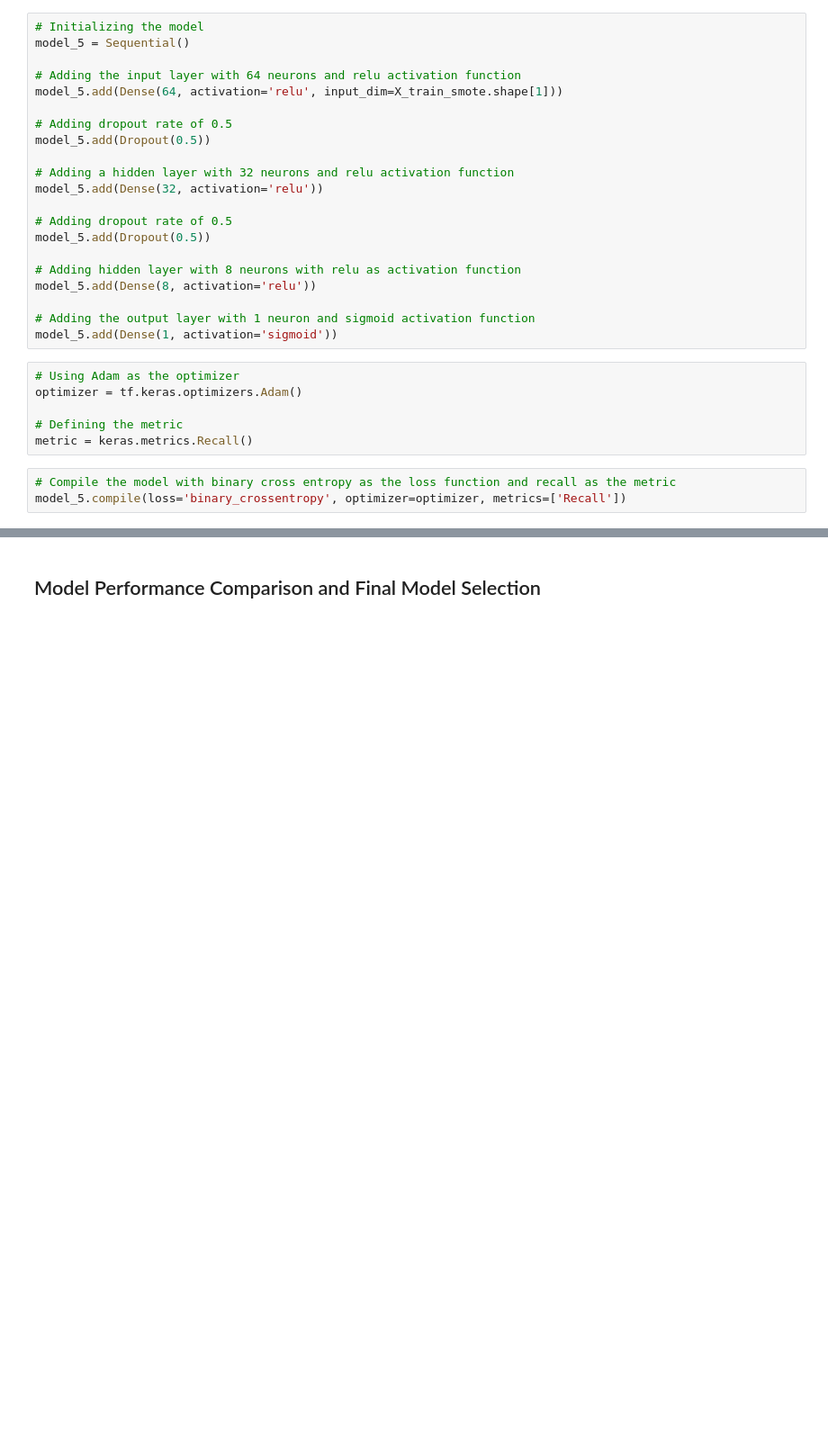
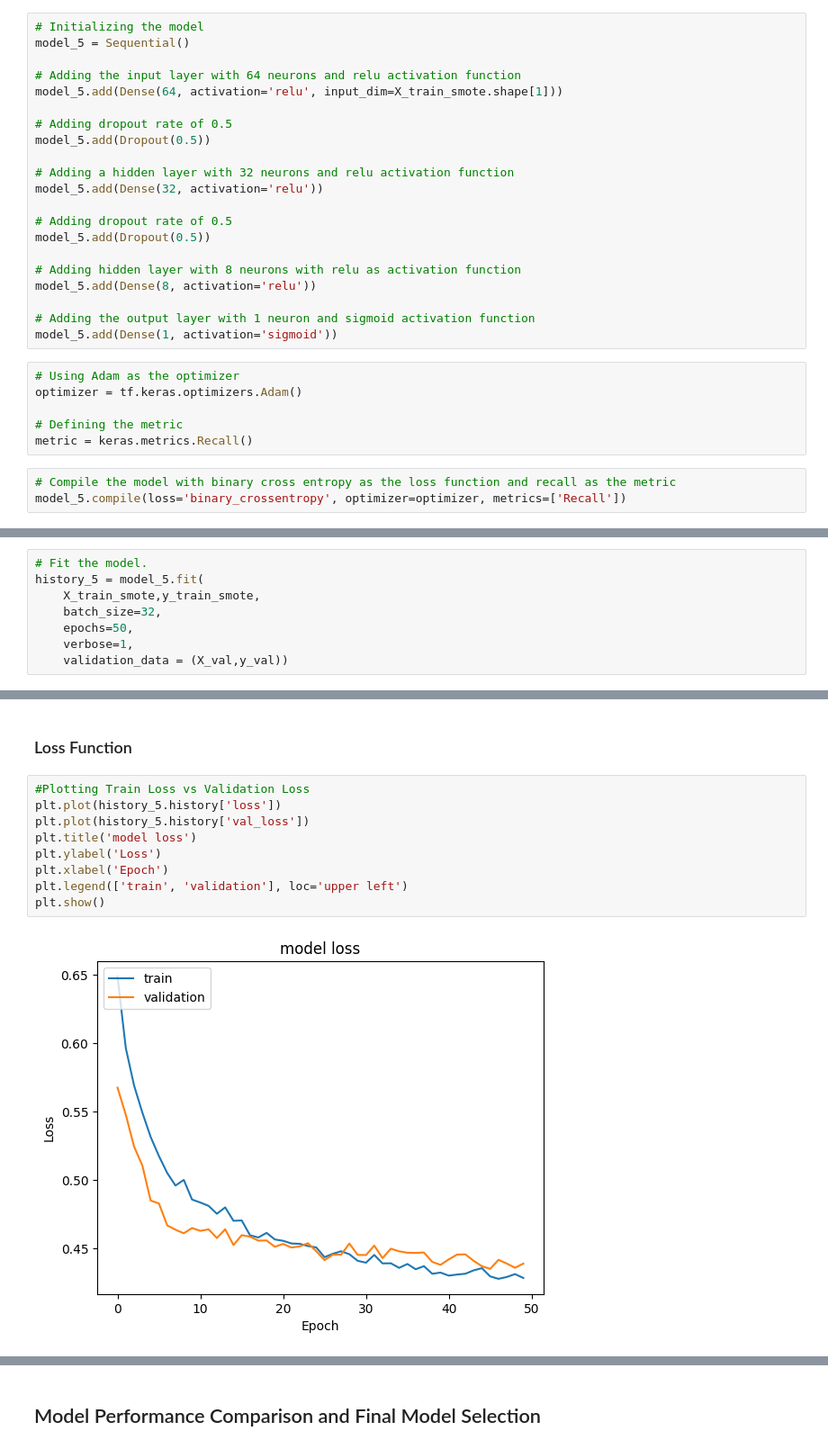
Before and after one commit to aimlalchemists/bank-churn-prediction-neural-network, a Jupyter notebook: bank_churn_prediction_neural_network_model.ipynb, the cells around one changed output, grey strips where cells are left out. Shown at 90% size. Saved outputs shown, nothing was run; the diff lists cells and outputs as text; blank space fills up the shorter version.

```diff
--- a/bank_churn_prediction_neural_network_model.ipynb
+++ b/bank_churn_prediction_neural_network_model.ipynb
@@ -1895,0 +1914,8 @@ NameError: name 'model_5' is not defined
+# %%
+# Fit the model.
+history_5 = model_5.fit(
+    X_train_smote,y_train_smote,
+    batch_size=32,
+    epochs=50,
+    verbose=1,
+    validation_data = (X_val,y_val))
@@ -1895,0 +1940,13 @@ NameError: name 'model_5' is not defined
+# %% [markdown]
+### Loss Function
+# %%
+#Plotting Train Loss vs Validation Loss
+plt.plot(history_5.history['loss'])
+plt.plot(history_5.history['val_loss'])
+plt.title('model loss')
+plt.ylabel('Loss')
+plt.xlabel('Epoch')
+plt.legend(['train', 'validation'], loc='upper left')
+plt.show()
+# %% [output]
+[figure, added]
```
Also changed, not shown: parts of 37 cells of this notebook.
